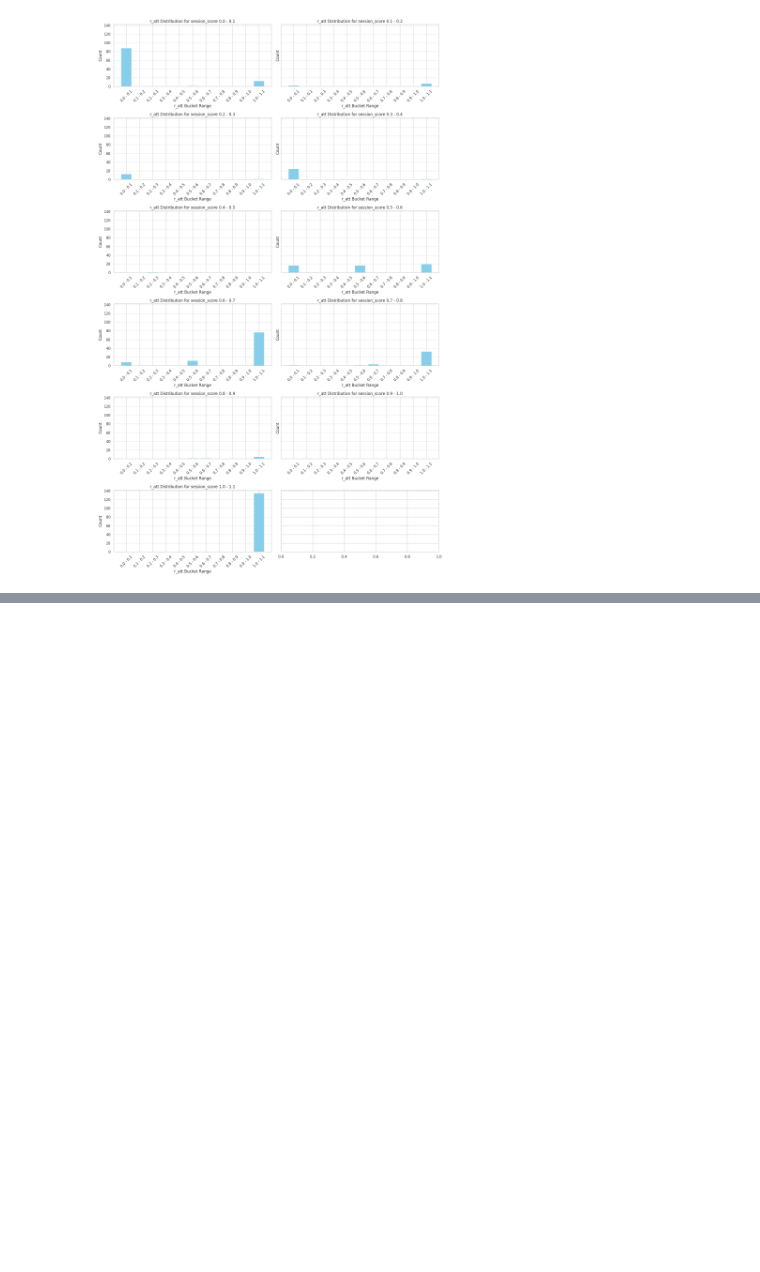
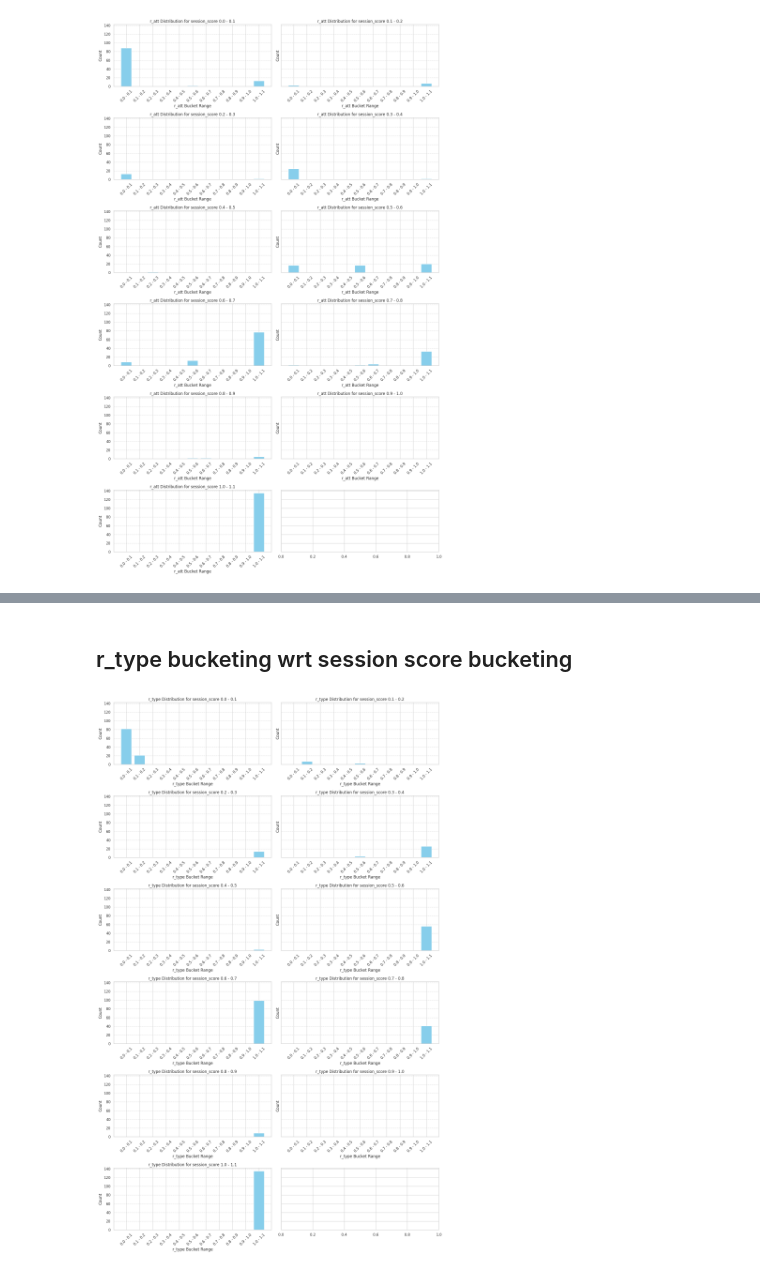
Before and after one commit to Govind-S-B/webshop-benchmark-prune, a Jupyter notebook: analytics_script/analytics_notebook.ipynb, the cells around one changed output, grey strips where cells are left out. Drawn from its saved outputs; the diff is of its cells as text; code cells hidden in the pictures; blank space fills up the shorter version.

```diff
--- a/analytics_script/analytics_notebook.ipynb
+++ b/analytics_script/analytics_notebook.ipynb
@@ -352,0 +416,59 @@ plot_r_att_distribution_per_score_bucket(sessions)
+# %% [markdown]
+## r_type bucketing wrt session score bucketing
+# %%
+def plot_r_type_distribution_per_score_bucket(sessions):
+    # Define the score buckets (referencing the previous cell)
+    score_buckets = [(i / 10, (i + 1) / 10) for i in range(0, 11)]
+
+    # Define the r_type buckets
+    r_type_buckets = [(i / 10, (i + 1) / 10) for i in range(0, 11)]
+
+    # Initialize a dictionary to hold counts for each score bucket and r_type bucket
+    score_bucket_r_type_counts = {f"{lower:.1f} - {upper:.1f}": {f"{r_lower:.1f} - {r_upper:.1f}": 0 for r_lower, r_upper in r_type_buckets} for lower, upper in score_buckets}
+
+    for session in sessions:
+        session_score = session['session_score']
+        r_type = session['r_type']
+
+        # Determine the score bucket
+        score_bucket = None
+        for lower, upper in score_buckets:
+            if lower <= session_score < upper:
+                score_bucket = f"{lower:.1f} - {upper:.1f}"
+                break
+
+        # Determine the r_type bucket
+        r_type_bucket = None
+        for r_lower, r_upper in r_type_buckets:
+            if r_lower <= r_type < r_upper:
+                r_type_bucket = f"{r_lower:.1f} - {r_upper:.1f}"
+                break
+
+        # Increment the count for the corresponding bucket
+        if score_bucket and r_type_bucket:
+            score_bucket_r_type_counts[score_bucket][r_type_bucket] += 1
+
+    # Plotting
+    fig, axes = plt.subplots(6, 2, figsize=(15, 24), sharey=True)
+    axes = axes.flatten()
+
+    for idx, (score_bucket, r_type_counts) in enumerate(score_bucket_r_type_counts.items()):
+        if idx >= len(axes):
+            break  # Prevent IndexError if there are more buckets than subplots
+
+        bucket_ranges = list(r_type_counts.keys())
+        counts = list(r_type_counts.values())
+
+        axes[idx].bar(bucket_ranges, counts, color='skyblue')
+        axes[idx].set_xlabel('r_type Bucket Range')
+        axes[idx].set_ylabel('Count')
+        axes[idx].set_title(f'r_type Distribution for session_score {score_bucket}')
+        axes[idx].tick_params(axis='x', rotation=45)
+        axes[idx].grid(axis='y', linestyle='--', alpha=0.7)
+
+    plt.tight_layout()
+    plt.show()
+
+plot_r_type_distribution_per_score_bucket(sessions)
+# %% [output]
+[figure, added]
```
Also changed, not shown: parts of 25 cells of this notebook.
